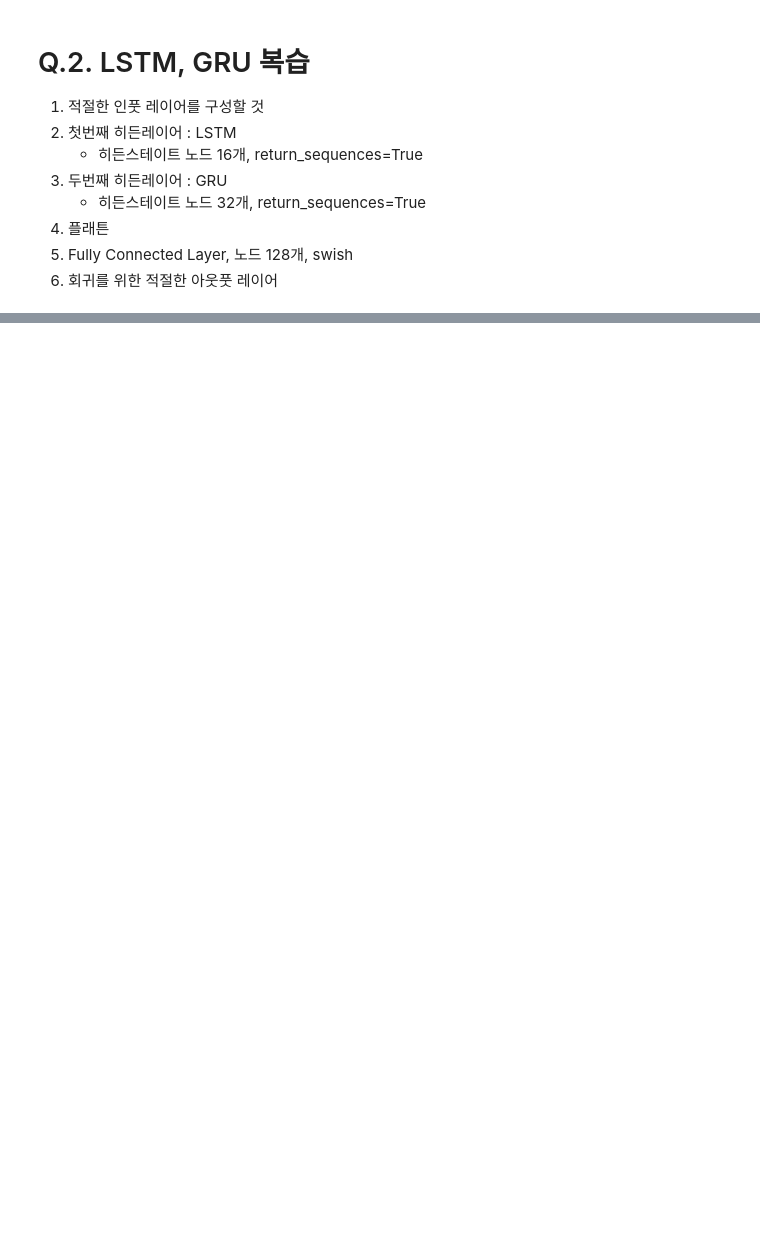
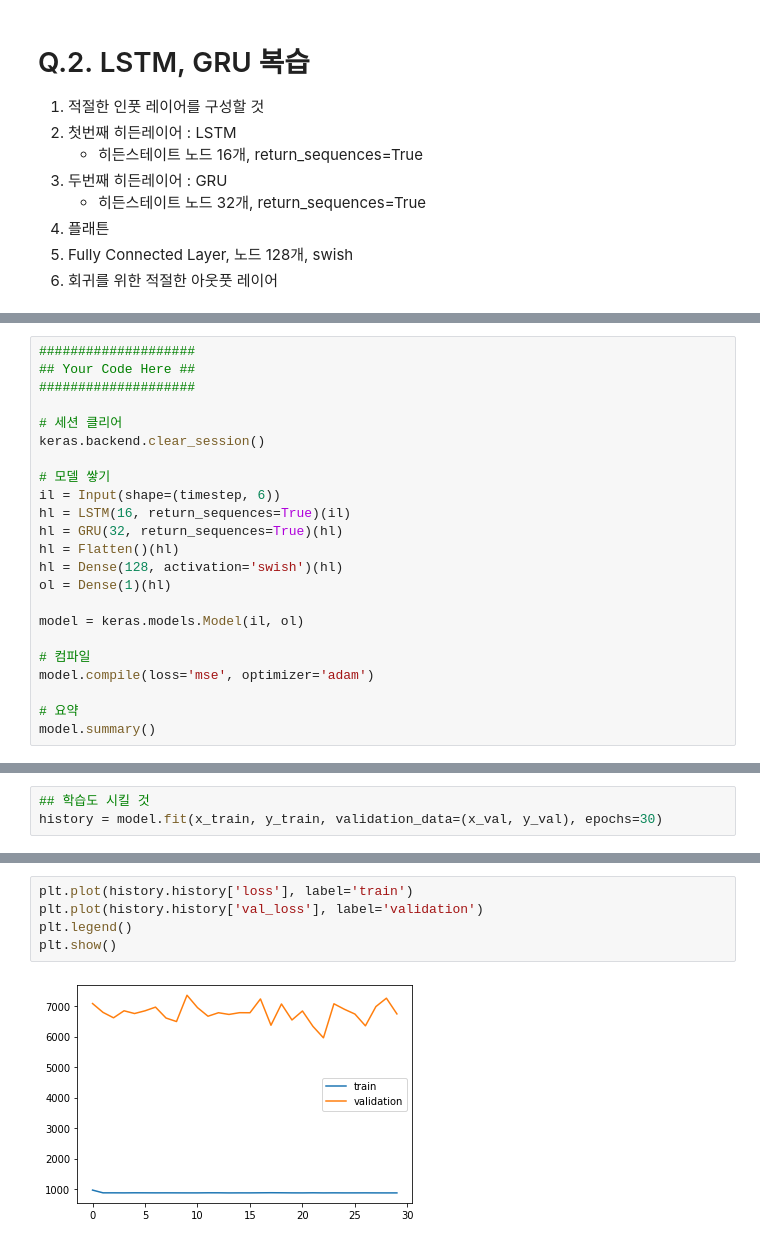
Before and after one commit to Jihwan98/aivle_school, a Jupyter notebook: 2023.03.27_언어지능 딥러닝_실습자료/01_Sequence_Models/0_1_Exercise.ipynb, the cells around one changed output, grey strips where cells are left out. Cells and saved outputs as stored; diff of their text form; blank space fills up the shorter version.

```diff
--- a/2023.03.27_언어지능 딥러닝_실습자료/01_Sequence_Models/0_1_Exercise.ipynb
+++ b/2023.03.27_언어지능 딥러닝_실습자료/01_Sequence_Models/0_1_Exercise.ipynb
@@ -86,0 +191,23 @@ timestep=
+# %%
+####################
+## Your Code Here ##
+####################
+
+# 세션 클리어
+keras.backend.clear_session()
+
+# 모델 쌓기
+il = Input(shape=(timestep, 6))
+hl = LSTM(16, return_sequences=True)(il)
+hl = GRU(32, return_sequences=True)(hl)
+hl = Flatten()(hl)
+hl = Dense(128, activation='swish')(hl)
+ol = Dense(1)(hl)
+
+model = keras.models.Model(il, ol)
+
+# 컴파일
+model.compile(loss='mse', optimizer='adam')
+
+# 요약
+model.summary()
@@ -86,0 +232,3 @@ timestep=
+# %%
+## 학습도 시킬 것
+history = model.fit(x_train, y_train, validation_data=(x_val, y_val), epochs=30)
@@ -87,2 +253,9 @@ timestep=
+# %%
+plt.plot(history.history['loss'], label='train')
+plt.plot(history.history['val_loss'], label='validation')
+plt.legend()
+plt.show()
+# %% [output]
+[figure, added]
 # %%
 # Q1. 테스트 셋에서의 RMSE를 출력하여라.
```
Also changed, not shown: parts of 20 cells of this notebook, 1 other file.
